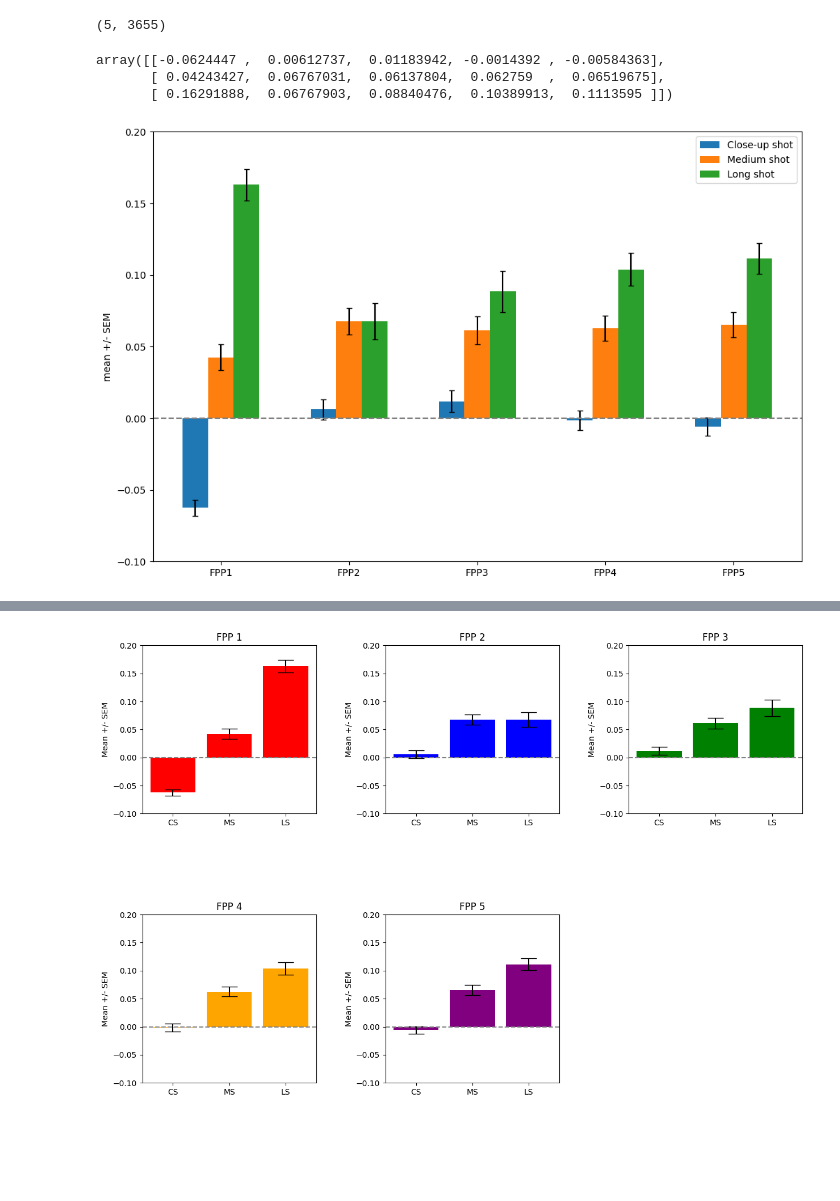
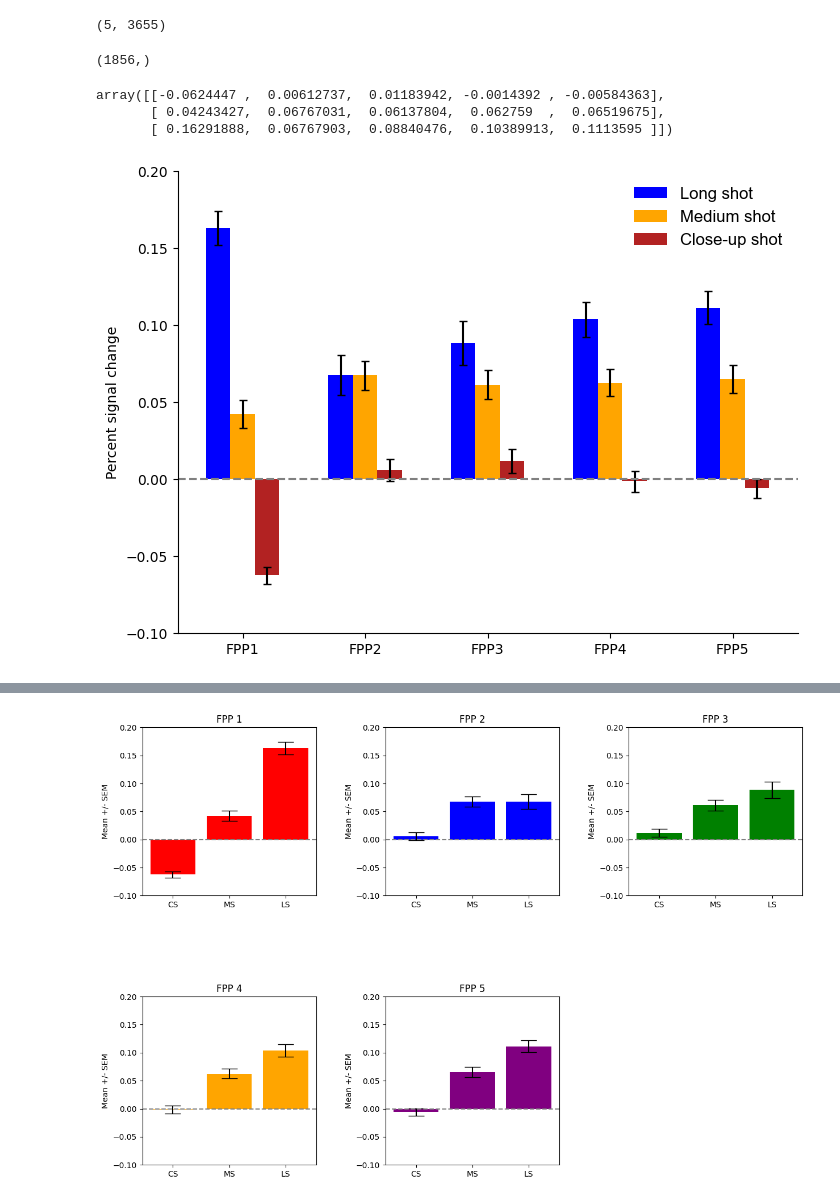
Before and after one commit to RozaHamidi/FPP_Detection_CorticalCartographyLabAnalysis, a Jupyter notebook: Figure4_analysis/Shot_scale_barplot.ipynb, the cells around one changed output, grey strips where cells are left out. Drawn from its saved outputs; the diff is of its cells as text; code cells hidden in the pictures; blank space fills up the shorter version.

Commit message:
plot updated

```diff
--- a/Figure4_analysis/Shot_scale_barplot.ipynb
+++ b/Figure4_analysis/Shot_scale_barplot.ipynb
@@ -61,6 +61,10 @@ for i in range(5):
 
     SEMs = [stats.sem(FPP_CS), stats.sem(FPP_MS), stats.sem(FPP_LS)]
     SEM_mean_activity_each_FPP_in_different_shot_scales[i] = SEMs
+# %%
+FPP_CS.shape
+# %% [output]
+(1856,)
 # %%
 mean_activity_each_FPP_in_different_shot_scales.T
 # %% [output]
@@ -70,29 +74,35 @@ array([[-0.0624447 ,  0.00612737,  0.01183942, -0.0014392 , -0.00584363],
 # %%
 import numpy as np
 import matplotlib.pyplot as plt
 
 x_labels = ['FPP1', 'FPP2', 'FPP3', 'FPP4', 'FPP5']
 bar_width = 0.2
 
 index = np.arange(len(x_labels))
 
-fig, ax = plt.subplots(figsize=(12, 8))
+fig, ax = plt.subplots(figsize=(8, 6))
 
-bar1 = ax.bar(index - bar_width, mean_activity_each_FPP_in_different_shot_scales.T[0], bar_width,  yerr=SEM_mean_activity_each_FPP_in_different_shot_scales.T[0], label='Close-up shot', capsize=3)
+plt.rcParams['font.size'] = 12
+plt.rcParams['font.family'] = 'Arial'
 
-bar2 = ax.bar(index, mean_activity_each_FPP_in_different_shot_scales.T[1], bar_width,  yerr=SEM_mean_activity_each_FPP_in_different_shot_scales.T[1], label='Medium shot', capsize=3)
+bar1 = ax.bar(index - bar_width, mean_activity_each_FPP_in_different_shot_scales.T[2], bar_width,  yerr=SEM_mean_activity_each_FPP_in_different_shot_scales.T[2], label='Long shot', capsize=3, color='blue')
+
+bar2 = ax.bar(index, mean_activity_each_FPP_in_different_shot_scales.T[1], bar_width,  yerr=SEM_mean_activity_each_FPP_in_different_shot_scales.T[1], label='Medium shot', capsize=3, color='orange')
 
 
-bar3 = ax.bar(index + bar_width, mean_activity_each_FPP_in_different_shot_scales.T[2], bar_width, yerr=SEM_mean_activity_each_FPP_in_different_shot_scales.T[2], label='Long shot', capsize=3)
+bar3 = ax.bar(index + bar_width, mean_activity_each_FPP_in_different_shot_scales.T[0], bar_width, yerr=SEM_mean_activity_each_FPP_in_different_shot_scales.T[0], label='Close-up shot', capsize=3, color='firebrick')
 
 ax.axhline(0, color='gray', linestyle='--')
 
 ax.set_ylim(-0.1,0.2)
-ax.set_ylabel('mean +/- SEM')
+ax.set_ylabel('Percent signal change')
 ax.set_xticks(index)
 ax.set_xticklabels(x_labels)
-ax.legend()
+plt.legend(frameon=False)
+ax.spines['top'].set_visible(False)
+ax.spines['right'].set_visible(False)
 
+plt.savefig('E:/FPP_files_and_codes/Figures/Figure4_files/Row3/shot_scale_barplot.png', dpi=600, bbox_inches='tight')
 plt.show()
 # %% [output]
-[figure, old version]
+[figure, new version]
```
Also changed, not shown: parts of 17 cells of this notebook.
